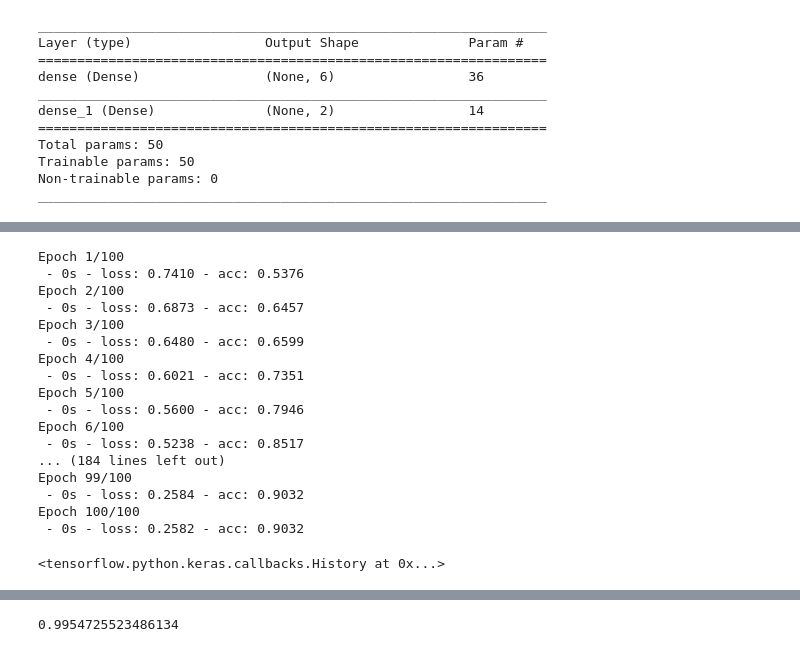
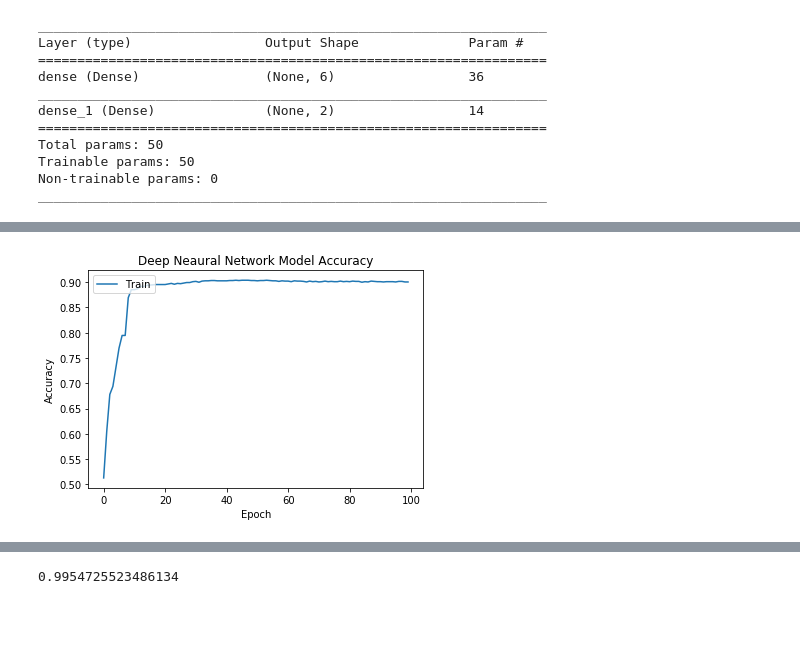
Before and after one commit to kyleeng827/Corporate-Espionage, a Jupyter notebook: Twitter - Neural Network.ipynb, the cells around one changed output, grey strips where cells are left out. Saved outputs shown, nothing was run; the diff lists cells and outputs as text; code cells hidden in the pictures; blank space fills up the shorter version.

```diff
--- a/Twitter - Neural Network.ipynb
+++ b/Twitter - Neural Network.ipynb
@@ -194,32 +191,22 @@ deep_model.compile(optimizer='adam',
                    loss='categorical_crossentropy',
                    metrics=['accuracy'])
 
-deep_model.fit(
+deep_fit = deep_model.fit(
     X_train_scaled,
     y_train_categorical,
     epochs=100,
     shuffle=True,
-    verbose=2
+    verbose=0
 )
-# %% [output]
-Epoch 1/100
- - 0s - loss: 0.7410 - acc: 0.5376
-Epoch 2/100
- - 0s - loss: 0.6873 - acc: 0.6457
-Epoch 3/100
- - 0s - loss: 0.6480 - acc: 0.6599
-Epoch 4/100
- - 0s - loss: 0.6021 - acc: 0.7351
-Epoch 5/100
- - 0s - loss: 0.5600 - acc: 0.7946
-Epoch 6/100
- - 0s - loss: 0.5238 - acc: 0.8517
-... (184 lines left out)
-Epoch 99/100
- - 0s - loss: 0.2584 - acc: 0.9032
-Epoch 100/100
- - 0s - loss: 0.2582 - acc: 0.9032
-<tensorflow.python.keras.callbacks.History at 0x...>
+# %%
+plt.plot(deep_fit.history['acc'])
+plt.title('Deep Neaural Network Model Accuracy')
+plt.ylabel('Accuracy')
+plt.xlabel('Epoch')
+plt.legend(['Train'], loc='upper left')
+plt.show()
+# %% [output]
+[figure, added]
 # %%
 model_loss, model_accuracy = model.evaluate(
     X_test_scaled, y_test_categorical, verbose=2)
```
Also changed, not shown: parts of 13 cells of this notebook.
